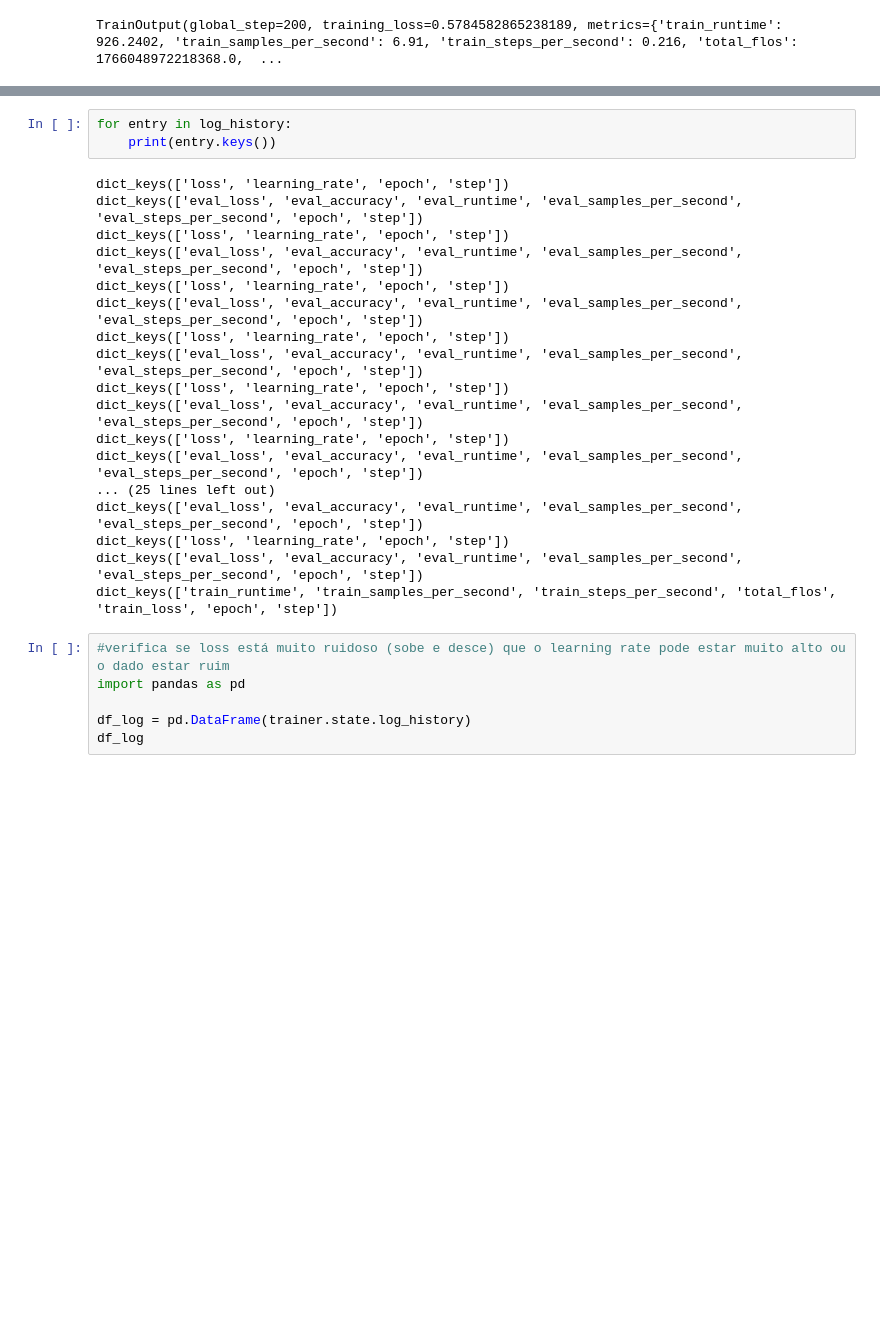
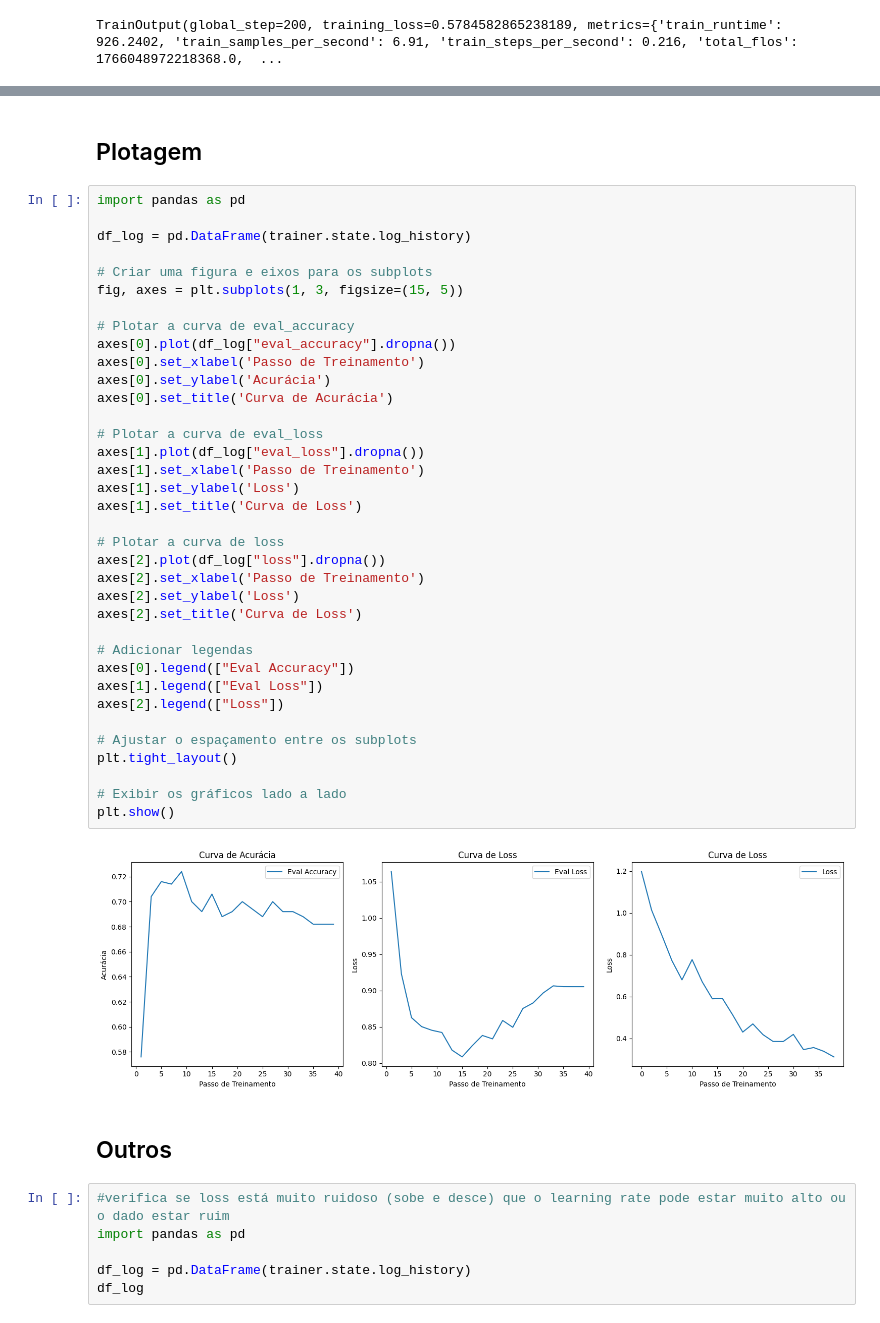
Before and after one commit to safreitas2000/ml-analytics-mvp, a Jupyter notebook: PNL_transformer_dataset_restaurante_v5.ipynb, the cells around one changed output, grey strips where cells are left out. Drawn from its saved outputs; the diff is of its cells as text; blank space fills up the shorter version.

```diff
--- a/PNL_transformer_dataset_restaurante_v5.ipynb
+++ b/PNL_transformer_dataset_restaurante_v5.ipynb
@@ -275,24 +257,45 @@ plt.show()
-# %%
-for entry in log_history:
-    print(entry.keys())
-# %% [output]
-dict_keys(['loss', 'learning_rate', 'epoch', 'step'])
-dict_keys(['eval_loss', 'eval_accuracy', 'eval_runtime', 'eval_samples_per_second', 'eval_steps_per_second', 'epoch', 'step'])
-dict_keys(['loss', 'learning_rate', 'epoch', 'step'])
-dict_keys(['eval_loss', 'eval_accuracy', 'eval_runtime', 'eval_samples_per_second', 'eval_steps_per_second', 'epoch', 'step'])
-dict_keys(['loss', 'learning_rate', 'epoch', 'step'])
-dict_keys(['eval_loss', 'eval_accuracy', 'eval_runtime', 'eval_samples_per_second', 'eval_steps_per_second', 'epoch', 'step'])
-dict_keys(['loss', 'learning_rate', 'epoch', 'step'])
-dict_keys(['eval_loss', 'eval_accuracy', 'eval_runtime', 'eval_samples_per_second', 'eval_steps_per_second', 'epoch', 'step'])
-dict_keys(['loss', 'learning_rate', 'epoch', 'step'])
-dict_keys(['eval_loss', 'eval_accuracy', 'eval_runtime', 'eval_samples_per_second', 'eval_steps_per_second', 'epoch', 'step'])
-dict_keys(['loss', 'learning_rate', 'epoch', 'step'])
-dict_keys(['eval_loss', 'eval_accuracy', 'eval_runtime', 'eval_samples_per_second', 'eval_steps_per_second', 'epoch', 'step'])
-... (25 lines left out)
-dict_keys(['eval_loss', 'eval_accuracy', 'eval_runtime', 'eval_samples_per_second', 'eval_steps_per_second', 'epoch', 'step'])
-dict_keys(['loss', 'learning_rate', 'epoch', 'step'])
-dict_keys(['eval_loss', 'eval_accuracy', 'eval_runtime', 'eval_samples_per_second', 'eval_steps_per_second', 'epoch', 'step'])
-dict_keys(['train_runtime', 'train_samples_per_second', 'train_steps_per_second', 'total_flos', 'train_loss', 'epoch', 'step'])
+# %% [markdown]
+## Plotagem
+# %%
+import pandas as pd
+
+df_log = pd.DataFrame(trainer.state.log_history)
+
+# Criar uma figura e eixos para os subplots
+fig, axes = plt.subplots(1, 3, figsize=(15, 5))
+
+# Plotar a curva de eval_accuracy
+axes[0].plot(df_log["eval_accuracy"].dropna())
+axes[0].set_xlabel('Passo de Treinamento')
+axes[0].set_ylabel('Acurácia')
+axes[0].set_title('Curva de Acurácia')
+
+# Plotar a curva de eval_loss
+axes[1].plot(df_log["eval_loss"].dropna())
+axes[1].set_xlabel('Passo de Treinamento')
+axes[1].set_ylabel('Loss')
+axes[1].set_title('Curva de Loss')
+
+# Plotar a curva de loss
+axes[2].plot(df_log["loss"].dropna())
+axes[2].set_xlabel('Passo de Treinamento')
+axes[2].set_ylabel('Loss')
+axes[2].set_title('Curva de Loss')
+
+# Adicionar legendas
+axes[0].legend(["Eval Accuracy"])
+axes[1].legend(["Eval Loss"])
+axes[2].legend(["Loss"])
+
+# Ajustar o espaçamento entre os subplots
+plt.tight_layout()
+
+# Exibir os gráficos lado a lado
+plt.show()
+# %% [output]
+[figure, added]
+# %% [markdown]
+## Outros
 # %%
 #verifica se loss está muito ruidoso (sobe e desce) que o learning rate pode estar muito alto ou o dado estar ruim
 import pandas as pd
```
Also changed, not shown: parts of 6 cells of this notebook.
